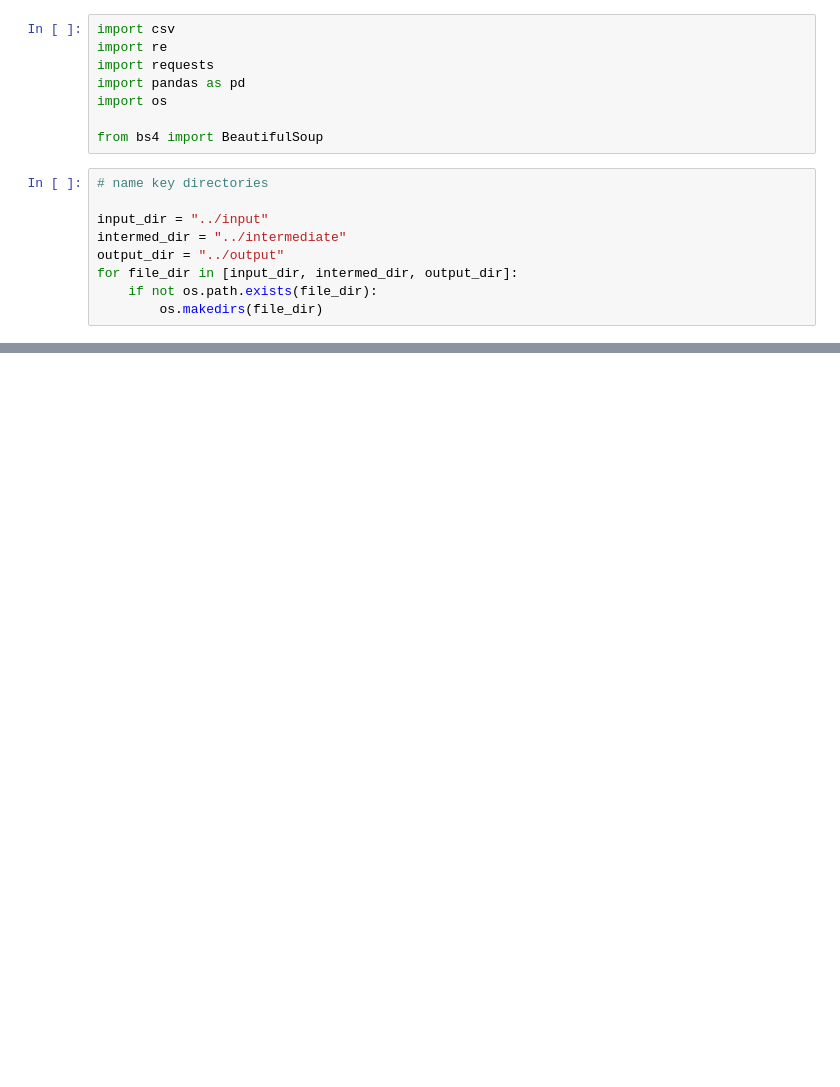
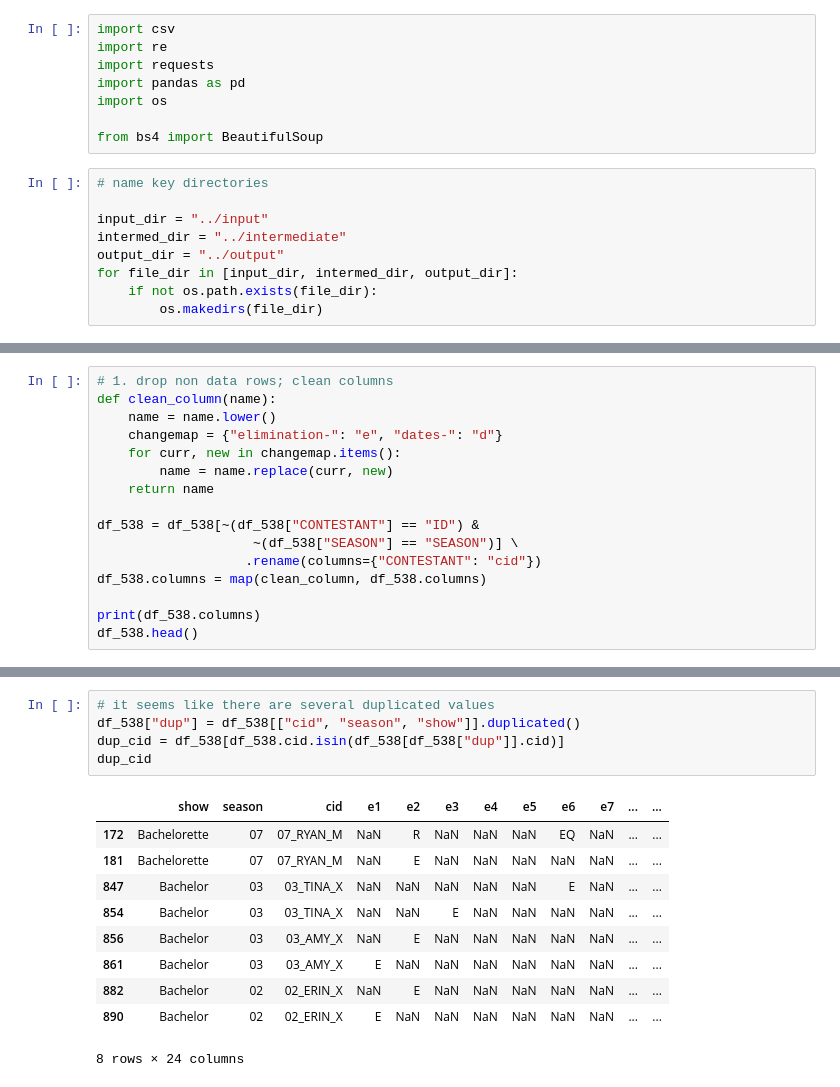
Before and after one commit to angelinahli/bachelorette, a Jupyter notebook: data/scripts/clean_data.ipynb, the cells around one changed output, grey strips where cells are left out. Drawn from its saved outputs; the diff is of its cells as text; blank space fills up the shorter version.

```diff
--- a/data/scripts/clean_data.ipynb
+++ b/data/scripts/clean_data.ipynb
@@ -308,0 +57,16 @@ pass
+# %%
+# 1. drop non data rows; clean columns
+def clean_column(name):
+    name = name.lower()
+    changemap = {"elimination-": "e", "dates-": "d"}
+    for curr, new in changemap.items():
+        name = name.replace(curr, new)
+    return name
+
+df_538 = df_538[~(df_538["CONTESTANT"] == "ID") &
+                    ~(df_538["SEASON"] == "SEASON")] \
+                   .rename(columns={"CONTESTANT": "cid"})
+df_538.columns = map(clean_column, df_538.columns)
+
+print(df_538.columns)
+df_538.head()
@@ -308,0 +85,16 @@ pass
+# %%
+# it seems like there are several duplicated values
+df_538["dup"] = df_538[["cid", "season", "show"]].duplicated()
+dup_cid = df_538[df_538.cid.isin(df_538[df_538["dup"]].cid)]
+dup_cid
+# %% [output]
+|  | show | season | cid | e1 | e2 | e3 | e4 | e5 | e6 | e7 | ... | ... |
+| 172 | Bachelorette | 07 | 07_RYAN_M | NaN | R | NaN | NaN | NaN | EQ | NaN | ... | ... |
+| 181 | Bachelorette | 07 | 07_RYAN_M | NaN | E | NaN | NaN | NaN | NaN | NaN | ... | ... |
+| 847 | Bachelor | 03 | 03_TINA_X | NaN | NaN | NaN | NaN | NaN | E | NaN | ... | ... |
+| 854 | Bachelor | 03 | 03_TINA_X | NaN | NaN | E | NaN | NaN | NaN | NaN | ... | ... |
+| 856 | Bachelor | 03 | 03_AMY_X | NaN | E | NaN | NaN | NaN | NaN | NaN | ... | ... |
+| 861 | Bachelor | 03 | 03_AMY_X | E | NaN | NaN | NaN | NaN | NaN | NaN | ... | ... |
+| 882 | Bachelor | 02 | 02_ERIN_X | NaN | E | NaN | NaN | NaN | NaN | NaN | ... | ... |
+| 890 | Bachelor | 02 | 02_ERIN_X | E | NaN | NaN | NaN | NaN | NaN | NaN | ... | ... |
+8 rows × 24 columns
```
Also changed, not shown: parts of 45 cells of this notebook, 2 other files.
